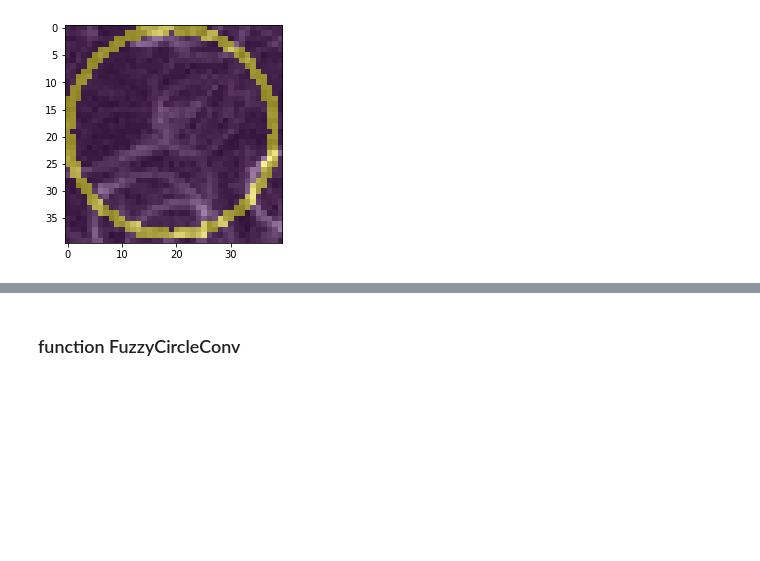
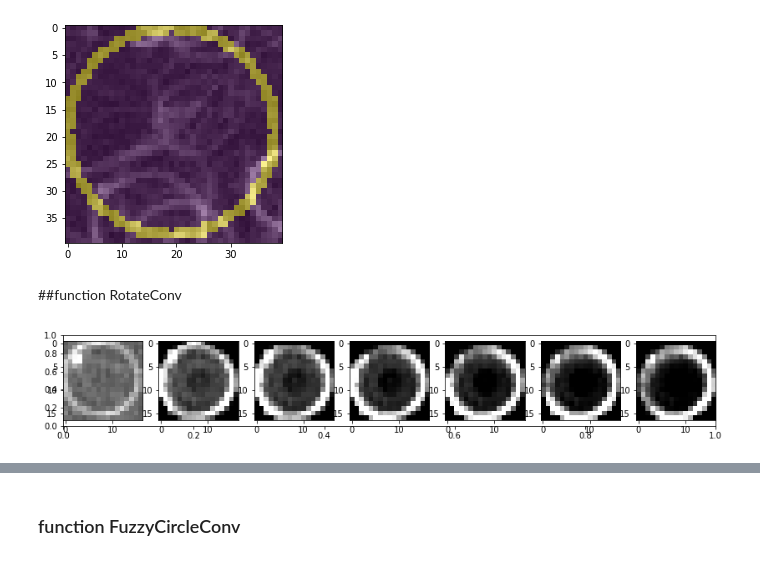
Before and after one commit to andrew-veriga/MathForML, a Jupyter notebook: ConvolutionalCoffieCircles.ipynb, the cells around one changed output, grey strips where cells are left out. Cells and saved outputs as stored; diff of their text form; code cells hidden in the pictures; blank space fills up the shorter version.

```diff
--- a/ConvolutionalCoffieCircles.ipynb
+++ b/ConvolutionalCoffieCircles.ipynb
@@ -128,3 +128,50 @@ full.var 0.019979368829408546
 back.var 0.028097096951158633
 33.89672757999296
 [figure]
+# %% [markdown]
+##function RotateConv
+# %%
+import cv2
+# https://issue.life/questions/43892506/
+def rotate_image(mat, angle):
+    """
+    Rotates an image (angle in degrees) and expands image to avoid cropping
+    """
+
+    height, width = mat.shape # image shape has 2 dimensions
+    image_center = (width/2, height/2) # getRotationMatrix2D needs coordinates in reverse order (width, height) compared to shape
+
+    rotation_mat = cv2.getRotationMatrix2D(image_center, angle, 1.)
+    # rotation calculates the cos and sin, taking absolutes of those.
+    abs_cos = abs(rotation_mat[0,0])
+    abs_sin = abs(rotation_mat[0,1])
+
+    # find the new width and height bounds
+    bound_w = int(height * abs_sin + width * abs_cos)
+    bound_h = int(height * abs_cos + width * abs_sin)
+
+    # subtract old image center (bringing image back to origo) and adding the new image center coordinates
+    # rotation_mat[0, 2] += bound_w/2 - image_center[0]
+    # rotation_mat[1, 2] += bound_h/2 - image_center[1]
+    # rotation_mat[0, 2] += bound_w/2 - image_center[0]
+    # rotation_mat[1, 2] += bound_h/2 - image_center[1]
+
+    # rotate image with the new bounds and translated rotation matrix
+    rotated_mat = cv2.warpAffine(mat, rotation_mat, (width, height))
+    return rotated_mat
+for (_size, x, y) in data
+  box = np.array(Image[y:y+_size,x:x+_size])
+  box = box - np.mean(box) + 1. # normalization to mean = 1
+  _angle = 30
+  newbox = np.multiply(box, rotate_image(box,_angle))
+  cnt = 7
+  fig, ax = plt.subplots(figsize=(2*cnt,2))
+  ax = fig.add_subplot(1,cnt,1)
+  ax.imshow(box, cmap=plt.get_cmap('gray'), vmin=0.5, vmax=1.5)
+  for i in range(1,cnt):
+    ax1=fig.add_subplot(1,cnt,i+1)
+    newbox = np.multiply(box, rotate_image(newbox,_angle))
+    ax1.imshow(newbox, cmap=plt.get_cmap('gray'), vmin=0.5, vmax=1.5)
+  fig.show()
+# %% [output]
+[figure, added]
```
Also changed, not shown: parts of 2 cells of this notebook.
